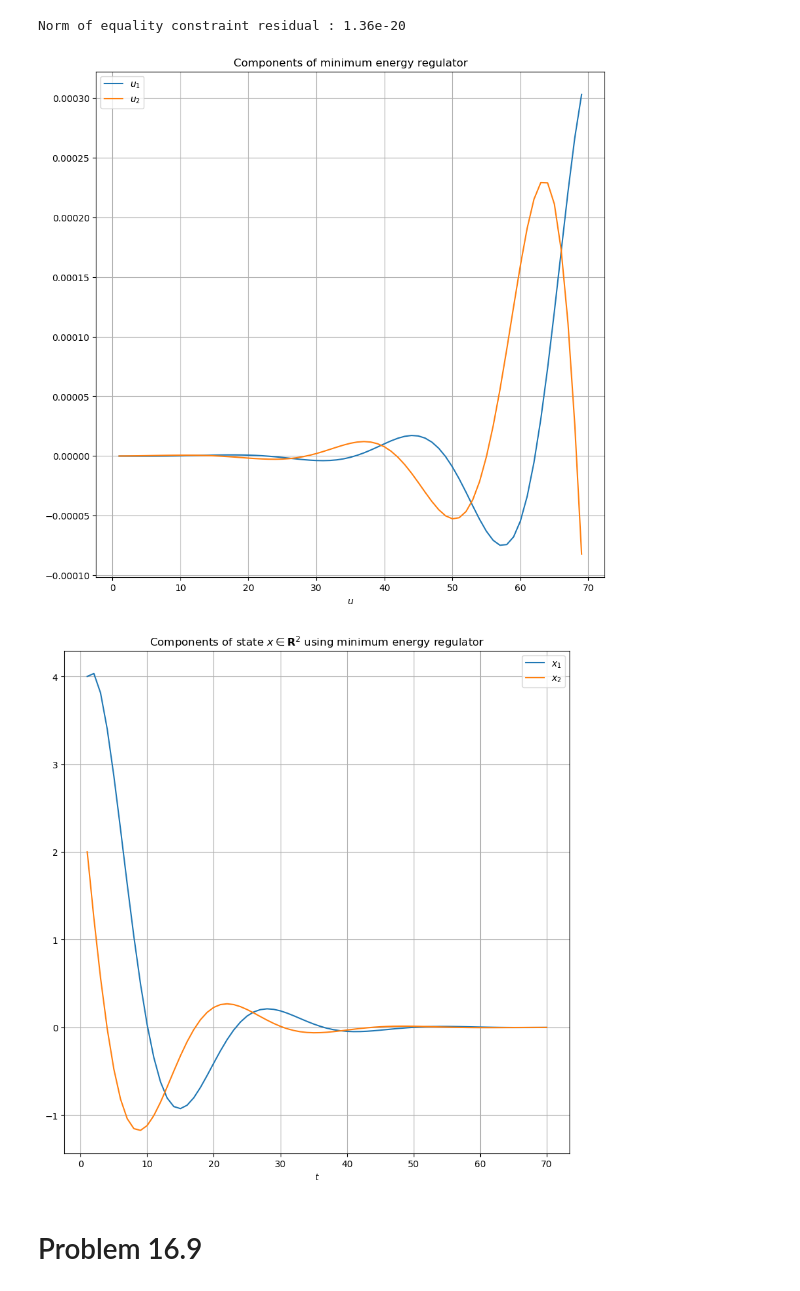
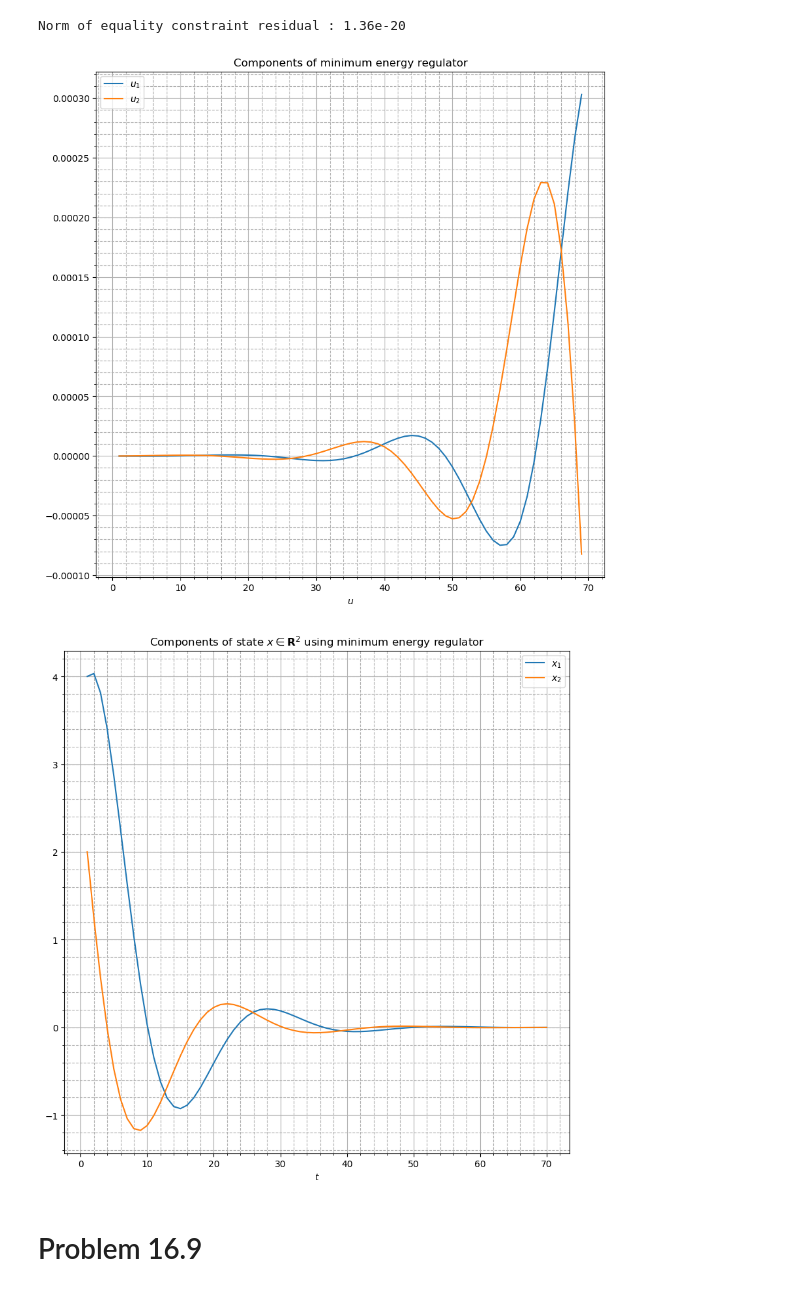
Before and after one commit to chaaland/AppliedLinAlg, a Jupyter notebook: Chapter16.ipynb, the cells around one changed output. Saved outputs shown, nothing was run; the diff lists cells and outputs as text; code cells hidden in the pictures.

```diff
--- a/Chapter16.ipynb
+++ b/Chapter16.ipynb
@@ -251,16 +229,18 @@ Norm of equality constraint residual : 1.36e-20
 # %%
 figure(figsize=(10,10));
 
 plot(1:T-1, u[1:2:end], label = L"$u_1$");
 plot(1:T-1, u[2:2:end], label = L"$u_2$");
-grid(true);
+grid(true, which="major");
+grid(true, which="minor",linestyle="--");
+PyPlot.minorticks_on();
 legend();
 
 title("Components of minimum energy regulator");
 xlabel(L"$t$");
 xlabel(L"$u$");
 # %% [output]
-[figure, old version]
+[figure, new version]
 # %%
 U = reshape(u, n, :);
 X = propagate_linear_dyanmical_system(A, B, U, x1);
@@ -269,13 +249,16 @@ figure(figsize=(10,10));
 
 plot(1:T, X[1,:], label = L"$x_1$");
 plot(1:T, X[2,:], label = L"$x_2$");
-grid(true);
+
+grid(true, which="major");
+grid(true, which="minor",linestyle="--");
+PyPlot.minorticks_on();
 legend();
 
 title(L"Components of state $x\in \mathbf{R}^2$ using minimum energy regulator");
 xlabel(L"$t$");
 # %% [output]
-[figure, old version]
+[figure, new version]
 # %% [markdown]
 # Problem 16.9 #
 # %% [markdown]
```
Also changed, not shown: parts of 12 cells of this notebook, 5 other files.
